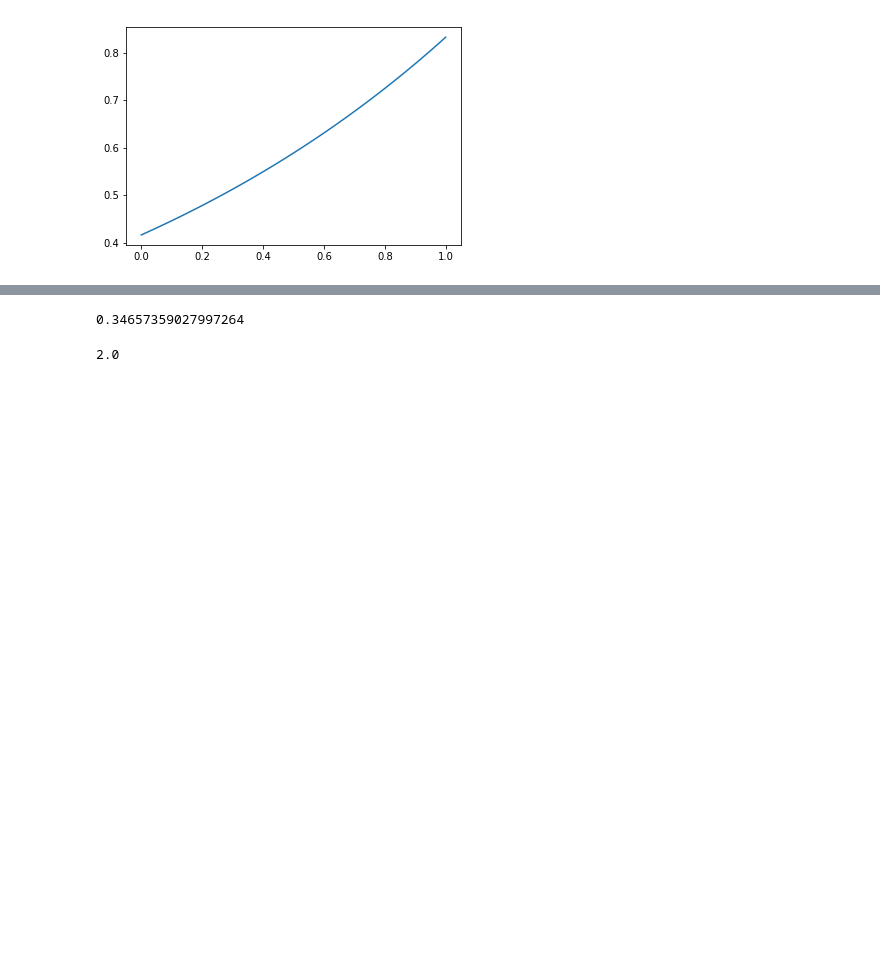
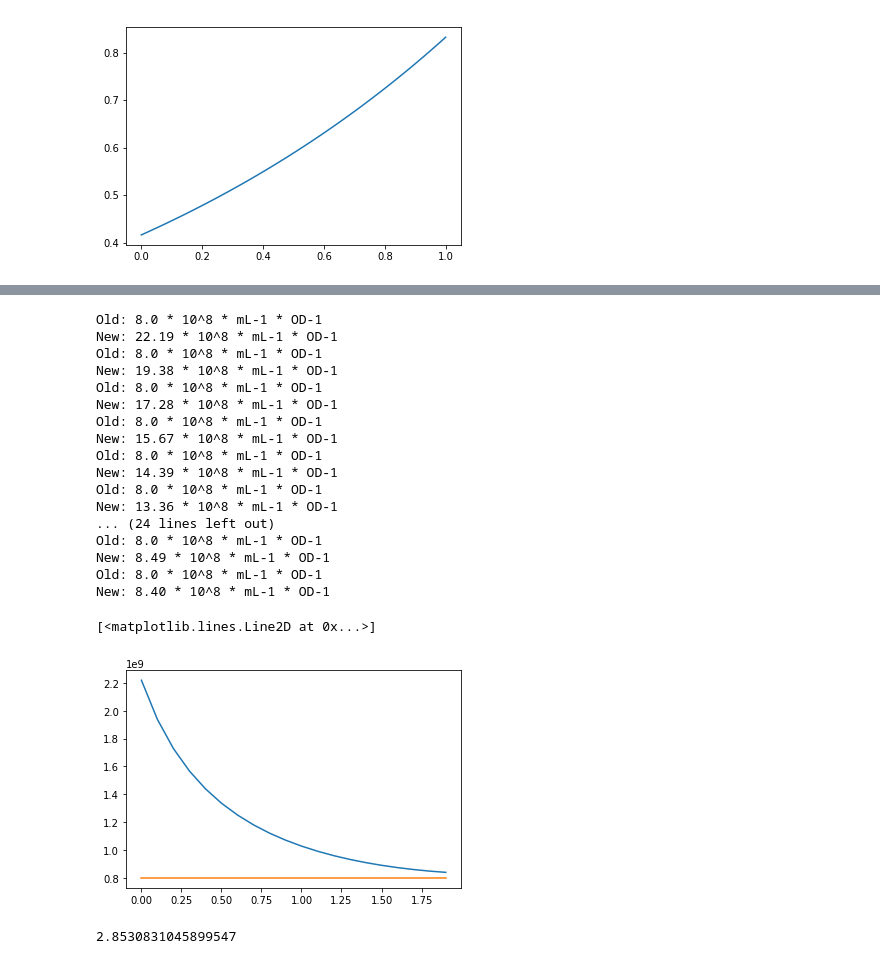
Before and after one commit to Melclic/HMG, a Jupyter notebook: webCH/libCH/population_cell_cycle.ipynb, the cells around one changed output, grey strips where cells are left out. Cells and saved outputs as stored; diff of their text form; code cells hidden in the pictures; blank space fills up the shorter version.

```diff
--- a/webCH/libCH/population_cell_cycle.ipynb
+++ b/webCH/libCH/population_cell_cycle.ipynb
@@ -244,51 +390,24 @@ New: 8.26294528094014 * 10^8 * mL-1 * OD-1
-# %%
-def popCellCount(gr_h, C=40.0, D=20.0):
-    #gr_h = np.log(2.0)/(divRate_min/60.0)
-    #gr_h = np.log(2.0)/(divRate_min/60.0)
-    #gr_h = 2.2
-    #C = 40.0
-    #D = 20.0
-    #1) calculate the average cell age
-    mean_cell_age = 0.44269504088896355
-    #Volkmer cell concentration
-    #2) calculate the (measured) mean cell volume
-    measured_cell_volume = -0.53*gr_h**2.0 + 2.41*gr_h + 1.62
-    #3) calculate
-    results = (ctypes.c_double*6)()
-    status = simulator.cell_parameters(ctypes.c_double((np.log(2)/gr_h)*60.0), ctypes.c_double(C), ctypes.c_double(D), ctypes.c_double(mean_cell_age), results)
-    results = [i for i in results]
-    theoretical_cell_volume = results[0]
-    theoretical_cell_volume_adjustment = theoretical_cell_volume/measured_cell_volume
-    #### adjust for the different
-    age_array = np.arange(0.0, 1.0, 0.001)
-    weights = []
-    for i in age_array:
-        weights.append(integrate.quad(ageDistFunc, i, i+0.001)[0])
-    #### calculate the physical volume ###
-    physical_volume = []
-    Ga = []
-    for i in age_array:
-        results = (ctypes.c_double*6)()
-        status = simulator.cell_parameters(ctypes.c_double((np.log(2)/gr_h)*60.0), ctypes.c_double(C), ctypes.c_double(D), ctypes.c_double(i), results)
-        results = [i for i in results]
-        physical_volume.append(theoretical_cell_volume_adjustment*results[0])
-        Ga.append(results[2])
-
-    #cell_volume = -0.53*gr_h**2.0 + 2.41*gr_h + 1.62
-    #cell_concentration --> mL**-1 * OD**-1
-    population_cell_concentration = (3.6*10.0**9.0)/measured_cell_volume
-    return population_cell_concentration
-    #print('Old: 8 * 10^8 * mL-1 * OD-1 ')
-    #print('New: '+str(population_cell_concentration/10**8)+' * 10^8 * mL-1 * OD-1')
-# %%
-np.log(2.0)/(120.0/60.0)
-# %% [output]
-0.34657359027997264
-# %%
-120.0/60.0
-# %% [output]
-2.0
 # %%
-ageRange = np.arange(0.01, 1.8, 0.3)
-plt.plot(ageRange, [popCellCount(i)/10**8 for i in ageRange])
+ageRange = np.arange(0.001, 2.0, 0.1)
+plt.plot(ageRange, [popCellCount(i) for i in ageRange])
 plt.plot(ageRange, [8.0*10.0**8.0]*len(ageRange))
+# %% [output]
+Old: 8.0 * 10^8 * mL-1 * OD-1
+New: 22.19 * 10^8 * mL-1 * OD-1
+Old: 8.0 * 10^8 * mL-1 * OD-1
+New: 19.38 * 10^8 * mL-1 * OD-1
+Old: 8.0 * 10^8 * mL-1 * OD-1
+New: 17.28 * 10^8 * mL-1 * OD-1
+Old: 8.0 * 10^8 * mL-1 * OD-1
+New: 15.67 * 10^8 * mL-1 * OD-1
+Old: 8.0 * 10^8 * mL-1 * OD-1
+New: 14.39 * 10^8 * mL-1 * OD-1
+Old: 8.0 * 10^8 * mL-1 * OD-1
+New: 13.36 * 10^8 * mL-1 * OD-1
+... (24 lines left out)
+Old: 8.0 * 10^8 * mL-1 * OD-1
+New: 8.49 * 10^8 * mL-1 * OD-1
+Old: 8.0 * 10^8 * mL-1 * OD-1
+New: 8.40 * 10^8 * mL-1 * OD-1
+[<matplotlib.lines.Line2D at 0x...>]
+[figure, added]
@@ -294,0 +495,8 @@ plt.plot(ageRange, [8.0*10.0**8.0]*len(ageRange))
+# %%
+dt_min = 70.78
+gr_min = np.log(2)/dt_min
+dt_h = dt_min/60.0
+gr_h = np.log(2)/dt_h
+print(-0.53*gr_h**2.0 + 2.41*gr_h + 1.62)
+# %% [output]
+2.8530831045899547
```
Also changed, not shown: parts of 31 cells of this notebook, 17 other files.
